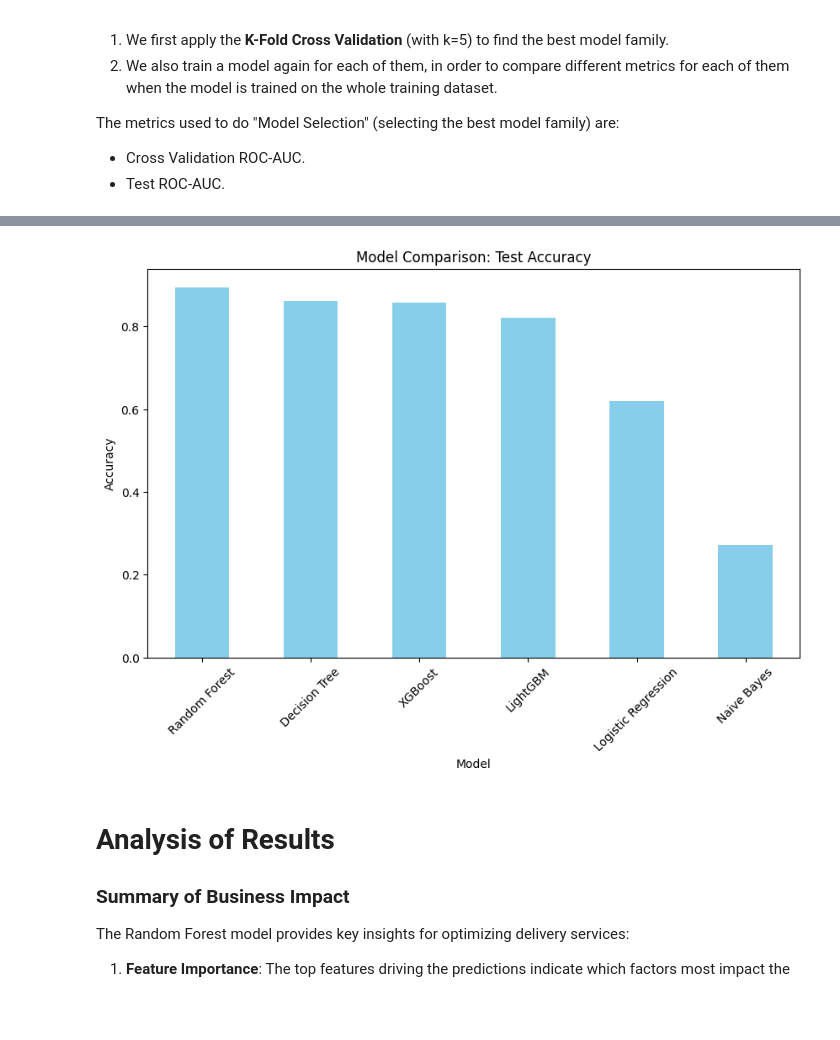
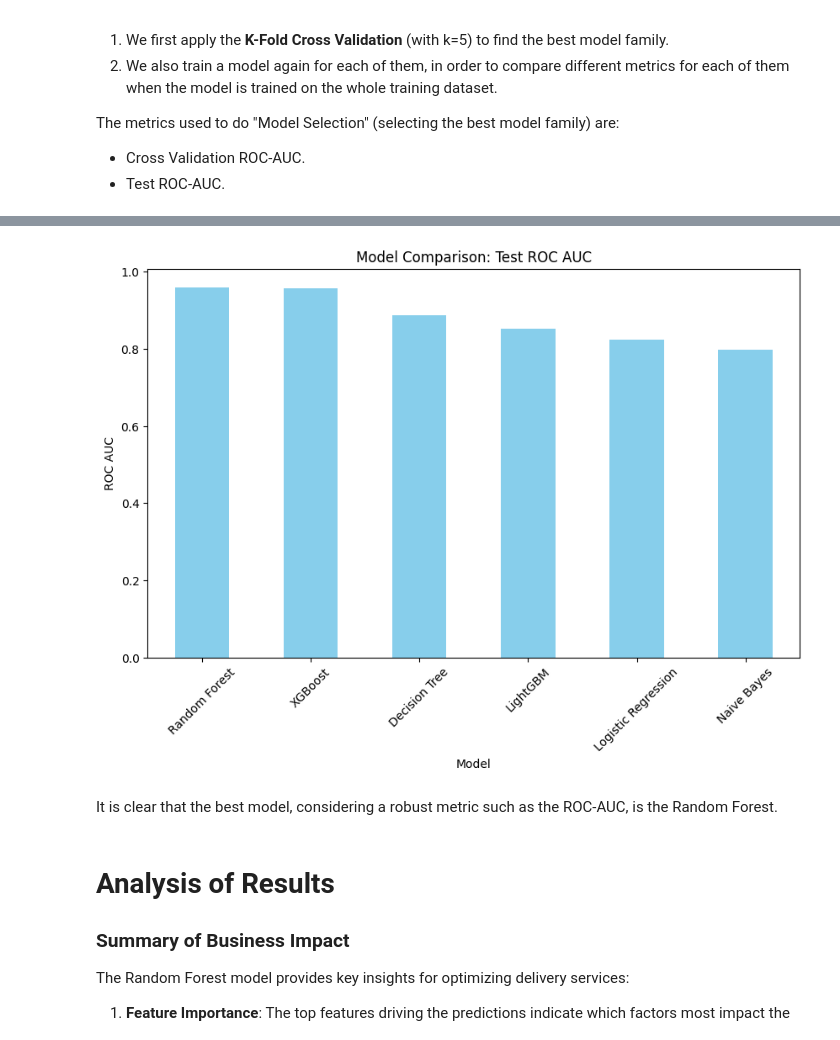
Before and after one commit to BianchiLuca28/FHNW-BI-LMS, a Jupyter notebook: notebooks/model.ipynb, the cells around one changed output, grey strips where cells are left out. Saved outputs shown, nothing was run; the diff lists cells and outputs as text; code cells hidden in the pictures; blank space fills up the shorter version.

```diff
--- a/notebooks/model.ipynb
+++ b/notebooks/model.ipynb
@@ -407,14 +407,16 @@ LightGBM                  0.821079            0.819602  0.851217
 # %%
 # Plot Test Accuracy for Comparison
 plt.figure(figsize=(10, 6))
-results_df["ROC AUC"].sort_values(ascending=False).plot(kind="bar", color="skyblue")
+results_df["Test Set AUC"].sort_values(ascending=False).plot(kind="bar", color="skyblue")
 plt.title("Model Comparison: Test ROC AUC")
 plt.ylabel("ROC AUC")
 plt.xlabel("Model")
 plt.xticks(rotation=45)
 plt.show()
 # %% [output]
-[figure, old version]
+[figure, new version]
+# %% [markdown]
+It is clear that the best model, considering a robust metric such as the ROC-AUC, is the Random Forest.
 # %% [markdown]
 # Analysis of Results
 
```
Also changed, not shown: parts of 18 cells of this notebook.
